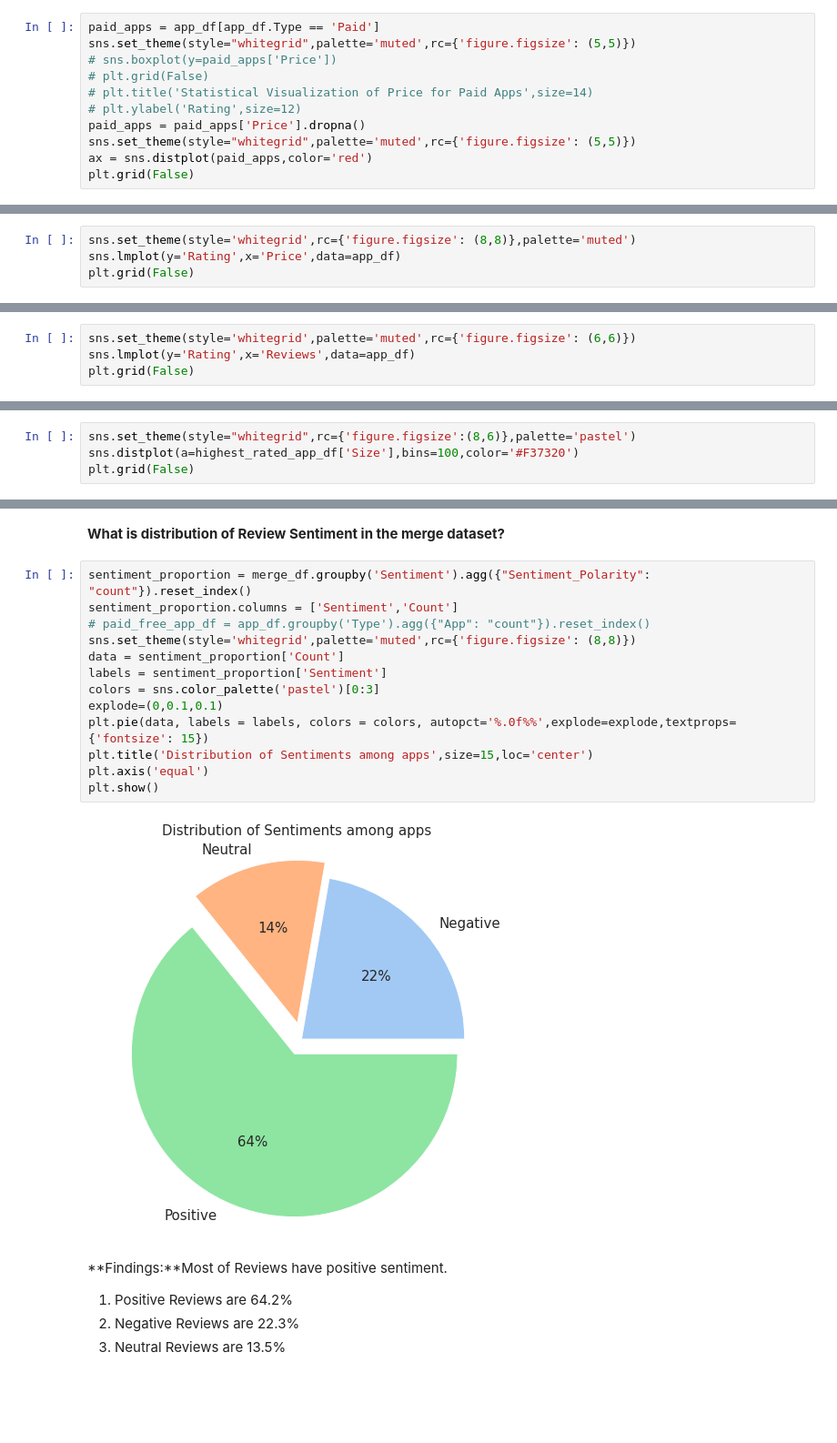
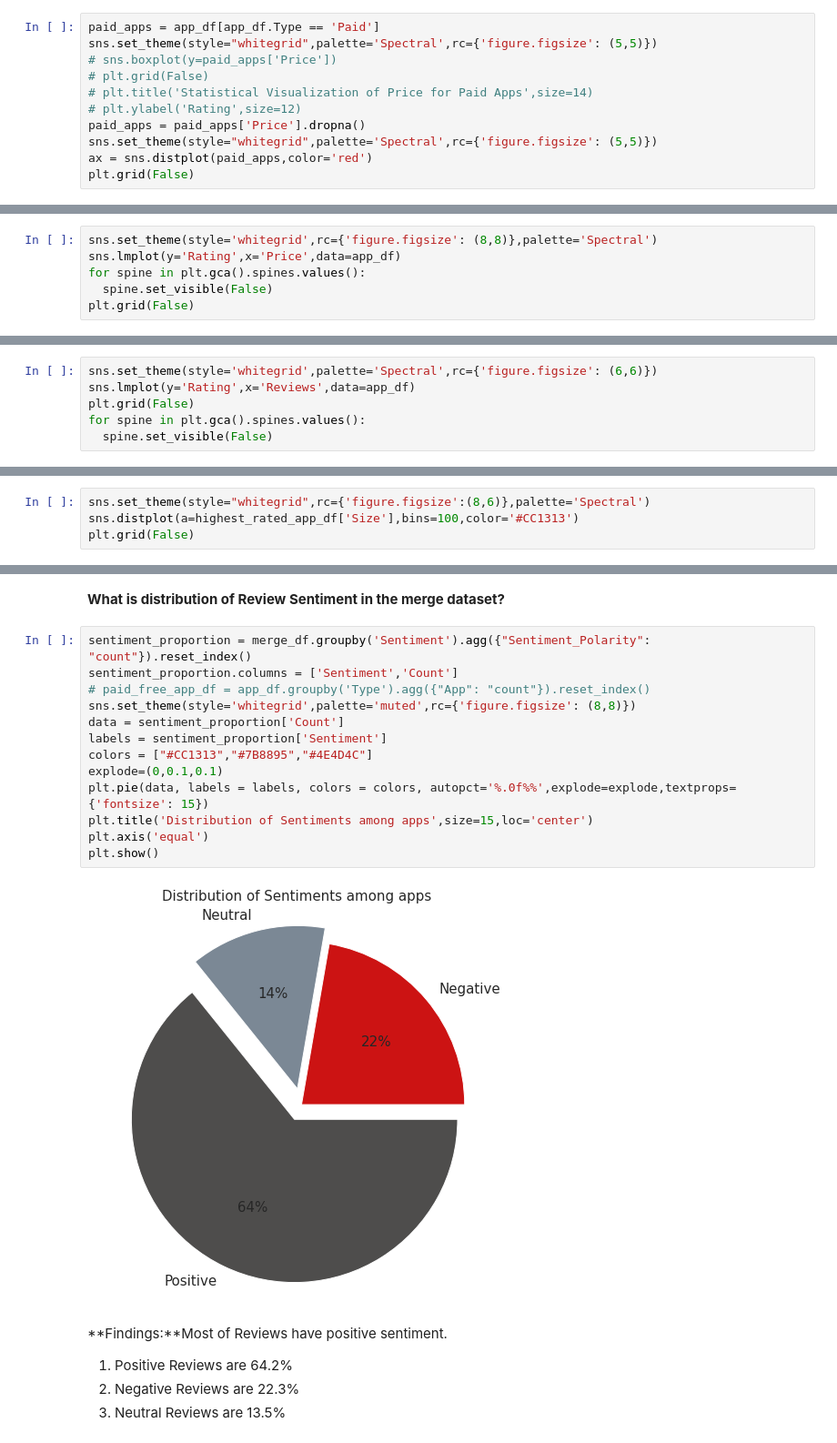
Before and after one commit to sudeep-009/PlayStoreAppReviewAnalysis, a Jupyter notebook: Copy_of_Play_Store_App_Review_Analysis_Capstone_Project.ipynb, the cells around one changed output, grey strips where cells are left out. Shown at 91% size. Saved outputs shown, nothing was run; the diff lists cells and outputs as text; blank space fills up the shorter version.

```diff
--- a/Copy_of_Play_Store_App_Review_Analysis_Capstone_Project.ipynb
+++ b/Copy_of_Play_Store_App_Review_Analysis_Capstone_Project.ipynb
@@ -637,13 +637,13 @@ for spine in ax.spines.values():
 **1) What is the Average Price of the Paid Apps?**
 # %%
 paid_apps = app_df[app_df.Type == 'Paid']
-sns.set_theme(style="whitegrid",palette='muted',rc={'figure.figsize': (5,5)})
+sns.set_theme(style="whitegrid",palette='Spectral',rc={'figure.figsize': (5,5)})
 # sns.boxplot(y=paid_apps['Price'])
 # plt.grid(False)
 # plt.title('Statistical Visualization of Price for Paid Apps',size=14)
 # plt.ylabel('Rating',size=12)
 paid_apps = paid_apps['Price'].dropna()
-sns.set_theme(style="whitegrid",palette='muted',rc={'figure.figsize': (5,5)})
+sns.set_theme(style="whitegrid",palette='Spectral',rc={'figure.figsize': (5,5)})
 ax = sns.distplot(paid_apps,color='red')
 plt.grid(False)
 # %% [output]
@@ -985,7 +1003,9 @@ Average Rating of all the apps is 4.3
 # %% [markdown]
 **What is the corelation between Rating and Price?**
 # %%
-sns.set_theme(style='whitegrid',rc={'figure.figsize': (8,8)},palette='muted')
+sns.set_theme(style='whitegrid',rc={'figure.figsize': (8,8)},palette='Spectral')
 sns.lmplot(y='Rating',x='Price',data=app_df)
+for spine in plt.gca().spines.values():
+  spine.set_visible(False)
 plt.grid(False)
 # %% [output]
@@ -1007,7 +1027,9 @@ plt.xticks(rotation=90)
 # %% [markdown]
 **Whether there is any corelation exist between Reviews and Rating?**
 # %%
-sns.set_theme(style='whitegrid',palette='muted',rc={'figure.figsize': (6,6)})
+sns.set_theme(style='whitegrid',palette='Spectral',rc={'figure.figsize': (6,6)})
 sns.lmplot(y='Rating',x='Reviews',data=app_df)
 plt.grid(False)
+for spine in plt.gca().spines.values():
+  spine.set_visible(False)
 # %% [output]
@@ -1069,7 +1091,7 @@ for bar in bars.patches:
 # %% [markdown]
 **3) What is the Avg size of the top Rated apps?**
 # %%
-sns.set_theme(style="whitegrid",rc={'figure.figsize':(8,6)},palette='pastel')
-sns.distplot(a=highest_rated_app_df['Size'],bins=100,color='#F37320')
+sns.set_theme(style="whitegrid",rc={'figure.figsize':(8,6)},palette='Spectral')
+sns.distplot(a=highest_rated_app_df['Size'],bins=100,color='#CC1313')
 plt.grid(False)
 # %% [output]
@@ -1119,18 +1141,18 @@ memory usage: 4.9+ MB
 # %%
 sentiment_proportion = merge_df.groupby('Sentiment').agg({"Sentiment_Polarity": "count"}).reset_index()
 sentiment_proportion.columns = ['Sentiment','Count']
 # paid_free_app_df = app_df.groupby('Type').agg({"App": "count"}).reset_index()
 sns.set_theme(style='whitegrid',palette='muted',rc={'figure.figsize': (8,8)})
 data = sentiment_proportion['Count']
 labels = sentiment_proportion['Sentiment']
-colors = sns.color_palette('pastel')[0:3]
+colors = ["#CC1313","#7B8895","#4E4D4C"]
 explode=(0,0.1,0.1)
 plt.pie(data, labels = labels, colors = colors, autopct='%.0f%%',explode=explode,textprops={'fontsize': 15})
 plt.title('Distribution of Sentiments among apps',size=15,loc='center')
 plt.axis('equal')
 plt.show()
 # %% [output]
-[figure, old version]
+[figure, new version]
 # %% [markdown]
 **Findings:**Most of Reviews have positive sentiment.
 
```
Also changed, not shown: parts of 27 cells of this notebook.
